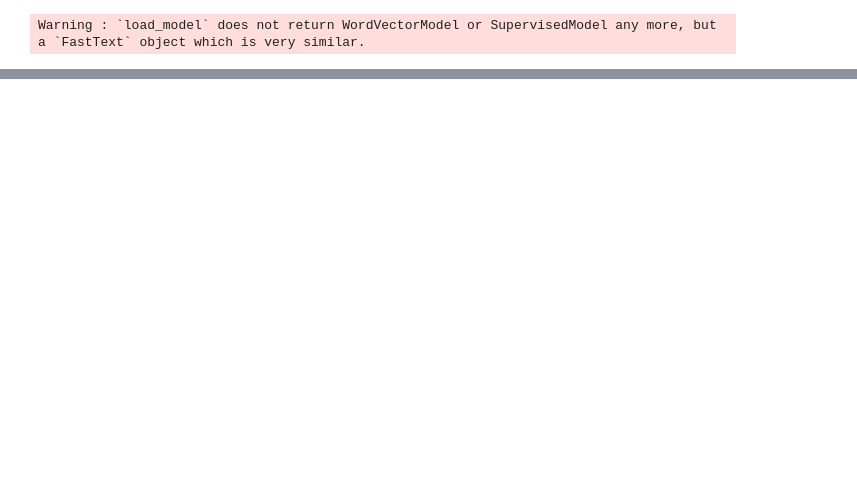
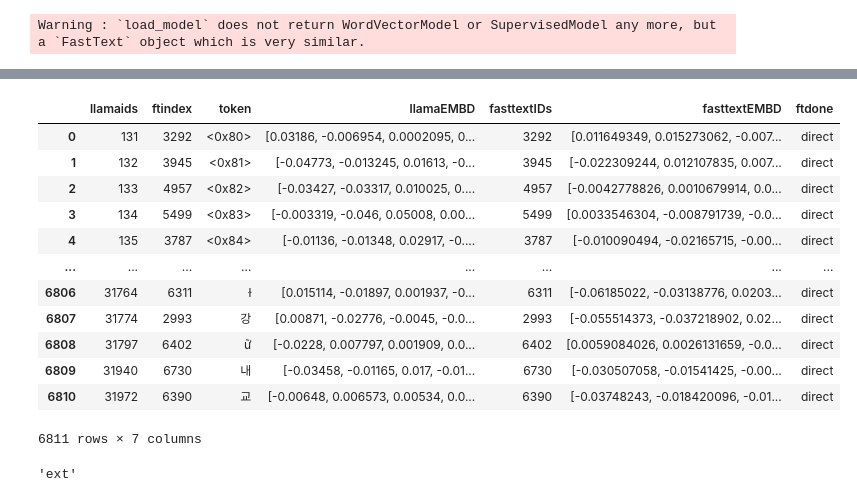
Before and after one commit to Alerza/nlp_task, a Jupyter notebook: fasttext_for_dataset.ipynb, the cells around one changed output, grey strips where cells are left out. Drawn from its saved outputs; the diff is of its cells as text; code cells hidden in the pictures; blank space fills up the shorter version.

```diff
--- a/fasttext_for_dataset.ipynb
+++ b/fasttext_for_dataset.ipynb
@@ -135,3 +128,13 @@ words_df
 import pandas as pd
 llama_vocab = pd.read_csv('/content/drive/MyDrive/DataSet/vocab7b.csv')
 llama_vocab.rename(columns = {'Unnamed: 0':'llamaids'}, inplace = True)
+# %%
+def remve_under(token):
+
+    cleantokne = str(token).replace('_','')
+
+    return cleantokne
+
+#sample['tokenizer'] = sample['token'].apply(tokne2tokenize)
+llama_vocab['token'] = llama_vocab['token'].apply(remve_under)
+llama_vocab
@@ -157,0 +177,54 @@ vocab_my_merge.to_excel('/content/drive/MyDrive/DataSet/myOwnFasttext/mymergewit
+# %%
+import torch
+llamaemmbding = torch.load('/content/drive/MyDrive/DataSet/embeding_tensor_7b_llama.pt')
+# %%
+import numpy as np
+
+def tokne2fasttext(token):
+    ids = model.get_word_id(token)
+    if ids>= 0 :
+        fasttextID = ids
+        fasttextEMBD= model.get_input_vector(ids)
+        done = 'direct'
+    else:
+        ctoken = token.replace('▁','')
+        ids = model.get_word_id(ctoken)
+        if ids>= 0 :
+            fasttextID = ids
+            fasttextEMBD= model.get_input_vector(ids)
+            done = 'rm_'
+        else:
+            fasttextID = ids
+            fasttextEMBD= model[token]
+            done = 'NotAvlbe'
+    return fasttextID , fasttextEMBD , done
+
+def tokne2llamaEMBD(llamaids):
+    llamaEMBD= llamaemmbding[llamaids].detach().numpy()
+    return   llamaEMBD
+
+
+
+vocab_my_merge[ 'llamaEMBD'] = vocab_my_merge['llamaids'].apply(tokne2llamaEMBD)
+
+#vocab_en_merge[ 'fasttextEMBD'] = vocab_en_merge['ftindex'].apply(tokne2fasttextEMBD)
+vocab_my_merge[['fasttextIDs','fasttextEMBD', 'ftdone']] = vocab_my_merge['token'].apply(tokne2fasttext).apply(pd.Series)
+vocab_my_merge
+# %% [output]
+|  | llamaids | ftindex | token | llamaEMBD | fasttextIDs | fasttextEMBD | ftdone |
+| 0 | 131 | 3292 | <0x80> | [0.03186, -0.006954, 0.0002095, 0... | 3292 | [0.011649349, 0.015273062, -0.007... | direct |
+| 1 | 132 | 3945 | <0x81> | [-0.04773, -0.013245, 0.01613, -0... | 3945 | [-0.022309244, 0.012107835, 0.007... | direct |
+| 2 | 133 | 4957 | <0x82> | [-0.03427, -0.03317, 0.010025, 0.... | 4957 | [-0.0042778826, 0.0010679914, 0.0... | direct |
+| 3 | 134 | 5499 | <0x83> | [-0.003319, -0.046, 0.05008, 0.00... | 5499 | [0.0033546304, -0.008791739, -0.0... | direct |
+| 4 | 135 | 3787 | <0x84> | [-0.01136, -0.01348, 0.02917, -0.... | 3787 | [-0.010090494, -0.02165715, -0.00... | direct |
+| ... | ... | ... | ... | ... | ... | ... | ... |
+| 6806 | 31764 | 6311 | ɫ | [0.015114, -0.01897, 0.001937, -0... | 6311 | [-0.06185022, -0.03138776, 0.0203... | direct |
+| 6807 | 31774 | 2993 | 강 | [0.00871, -0.02776, -0.0045, -0.0... | 2993 | [-0.055514373, -0.037218902, 0.02... | direct |
+| 6808 | 31797 | 6402 | ữ | [-0.0228, 0.007797, 0.001909, 0.0... | 6402 | [0.0059084026, 0.0026131659, -0.0... | direct |
+| 6809 | 31940 | 6730 | 내 | [-0.03458, -0.01165, 0.017, -0.01... | 6730 | [-0.030507058, -0.01541425, -0.00... | direct |
+| 6810 | 31972 | 6390 | 교 | [-0.00648, 0.006573, 0.00534, 0.0... | 6390 | [-0.03748243, -0.018420096, -0.01... | direct |
+6811 rows × 7 columns
+# %%
+vocab_my_merge.iloc[500]['token']
+# %% [output]
+'ext'
```
Also changed, not shown: parts of 42 cells of this notebook.
